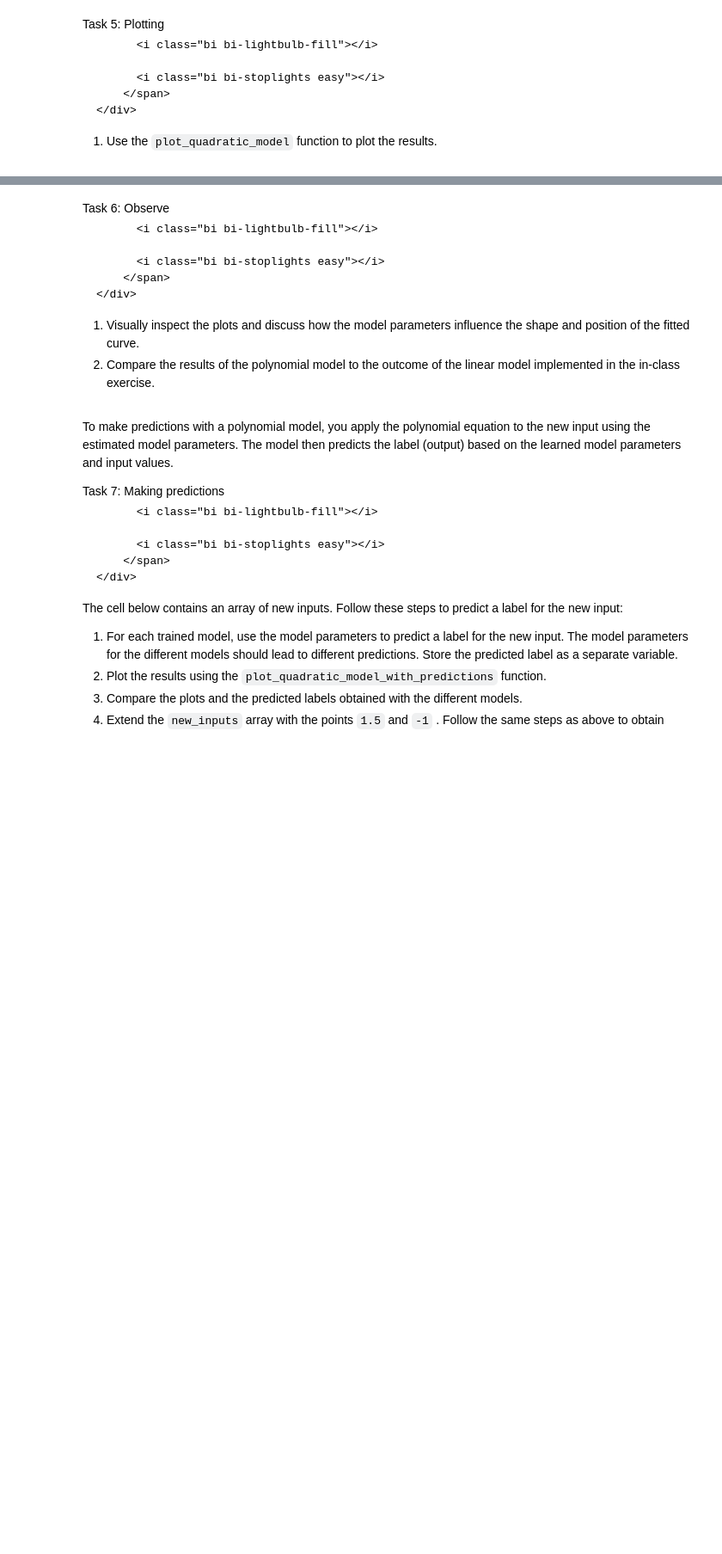
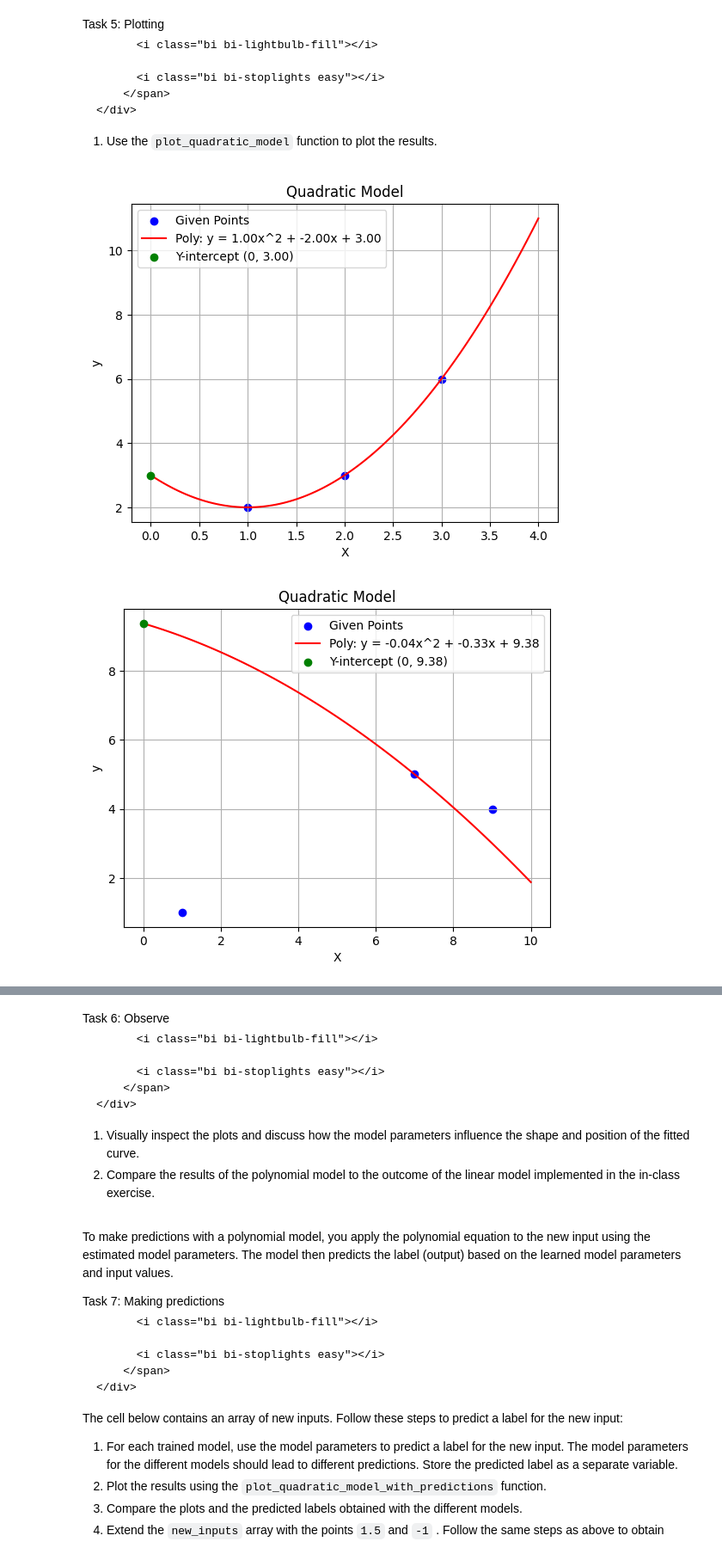
Before and after one commit to JohannesHackl/Intro_To_MachineLearning_EXERCISES, a Jupyter notebook: W04_Transformations/01-polynomials.ipynb, the cells around one changed output, grey strips where cells are left out. Shown: that part at 86% size. Cells and saved outputs as stored; diff of their text form; code cells hidden in the pictures; blank space fills up the shorter version.

Commit message:
implement 2nd and 3rd order polynomial models

```diff
--- a/W04_Transformations/01-polynomials.ipynb
+++ b/W04_Transformations/01-polynomials.ipynb
@@ -148,7 +148,9 @@ def separate_inputs_labels(dataset):
     y_quadratic (1x3 numpy array): The labels vector.
     """
 
-    ...
+    X_quadratic = dataset[:,0].reshape(-1,1)
+    y_quadratic = dataset[:,1]
+
     return X_quadratic, y_quadratic
 
 # Applying the function to each quadratic dataset
@@ -209,0 +272,24 @@ print("Model parameters for Model 1:", weights1_quadratic)
+# %%
+def compute_weights(X_design, y):
+    """
+    Computes the model weights using the normal equation.
+
+    Parameters:
+    X_design (numpy array): Design matrix (n x 3)
+    y (numpy array): Labels vector (n,)
+
+    Returns:
+    weights (numpy array): Model weights (3,)
+    """
+    XTX_inv = np.linalg.inv(X_design.T @ X_design)
+    weights = XTX_inv @ X_design.T @ y
+    return weights
+
+weights1_quadratic = compute_weights(X1_quadratic_design, y1_quadratic)
+weights2_quadratic = compute_weights(X2_quadratic_design, y2_quadratic)
+weights3_quadratic = compute_weights(X3_quadratic_design, y3_quadratic)
+
+# Print results
+print("Model parameters for Dataset 1:", weights1_quadratic)
+print("Model parameters for Dataset 2:", weights2_quadratic)
+print("Model parameters for Dataset 3:", weights3_quadratic)
@@ -231,29 +321,34 @@ print("Model parameters for Model 1:", weights1_quadratic)
 # %%
 # Function to plot data points and fitted quadratic model
 def plot_quadratic_model(X, y, weights):
     # Plot the data points
     plt.scatter(X, y, color='blue', label='Given Points')
 
     # Extend x_vals range to include zero for correct visualization
     x_vals = np.linspace(0, max(X) + 1, 100)
     y_vals = weights[0] * x_vals**2 + weights[1] * x_vals + weights[2]
 
     # Plot the fitted polynomial
     plt.plot(x_vals,
              y_vals,
              color='red',
              label=f'Poly: y = {weights[0]:.2f}x^2 + {weights[1]:.2f}x + {weights[2]:.2f}')
 
     # Plot the y-intercept
     plt.scatter(0, weights[2], color='green', zorder=5, label=f'Y-intercept (0, {weights[2]:.2f})')
 
     # Add title and labels
     plt.title('Quadratic Model')
     plt.xlabel('X')
     plt.ylabel('y')
     plt.legend()
     plt.grid(True)
     plt.show()
 
 
 plot_quadratic_model(X1_quadratic, y1_quadratic, weights1_quadratic)
+plot_quadratic_model(X2_quadratic, y3_quadratic, weights2_quadratic)
+plot_quadratic_model(X3_quadratic, y3_quadratic, weights3_quadratic)
+# %% [output]
+[figure, added]
+[figure, added]
```
Also changed, not shown: parts of 22 cells of this notebook, 1 other file.
